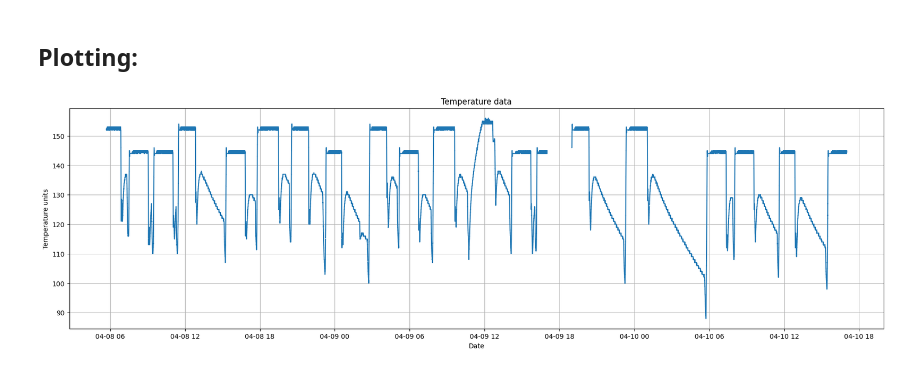
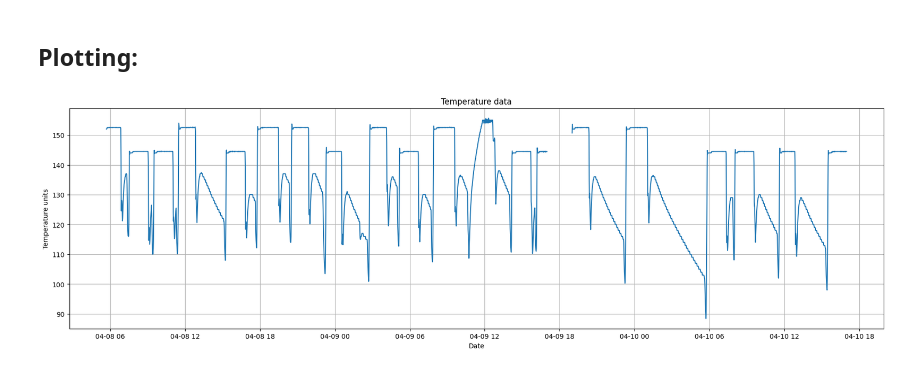
Before and after one commit to emm-gl/Referenz, a Jupyter notebook: cont_challenge.ipynb, the cells around one changed output. Cells and saved outputs as stored; diff of their text form; code cells hidden in the pictures.

```diff
--- a/cont_challenge.ipynb
+++ b/cont_challenge.ipynb
@@ -153,16 +153,15 @@ dtypes: bool(1), datetime64[ns](2), float64(1), int32(1), int64(3), object(4)
 memory usage: 33.5+ MB
 # %%
 #Select only the required columns
-
-df_temperature = df_temperature_filtered[["uuid",
-                                           "sequence_number",
-                                           "systime",
-                                           "plctime",
-                                           "is_delta",
-                                           "value_integer",
-                                           "system_time",
-                                           "ingestion_date"
-                                           ]]
+df_temperature = df_temp[["uuid",
+                          "sequence_number",
+                          "systime",
+                          "plctime",
+                          "is_delta",
+                          "value_integer",
+                          "system_time",
+                          "ingestion_date"
+                          ]]
 # %%
 df_temperature.head(3)
 # %% [output]
@@ -232,7 +304,7 @@ Neither NaNs nor nulls nor mixed data types in labels: "systime" and "value_inte
 # %% [markdown]
 ## Plotting:
 # %%
-def plot(df, y_column_name):
+def plot(df, y_column_name, title, x_label, y_label):
     """
     Plots a specified column of the resampled DataFrame.
 
@@ -248,16 +320,16 @@ def plot(df, y_column_name):
     df_plot.set_index('system_time', inplace=True)
 
     #Resample each second to plot propperly
-    df_resampled = df_plot.resample('S').mean()
+    df_resampled = df_plot.resample('T').mean()
 
     plt.figure(figsize=(22, 6))  # Adjust figure size as needed
     plt.plot(df_resampled[y_column_name])
-    plt.xlabel('Date')    # Add label for x-axis
-    plt.ylabel('Temperature units')    # Add label for y-axis
-    plt.title('Temperature data')  # Add title to the plot
+    plt.xlabel(x_label)    # Add label for x-axis
+    plt.ylabel(y_label)    # Add label for y-axis
+    plt.title(title)  # Add title to the plot
     plt.grid(True)                # Add gridlines
     plt.show()
 # %%
-plot(df_temperature, "value_integer")
+plot(df_temperature, "value_integer", "Temperature data", "Date", "Temperature units")
 # %% [output]
-[figure, old version]
+[figure, new version]
```
Also changed, not shown: parts of 9 cells of this notebook.
